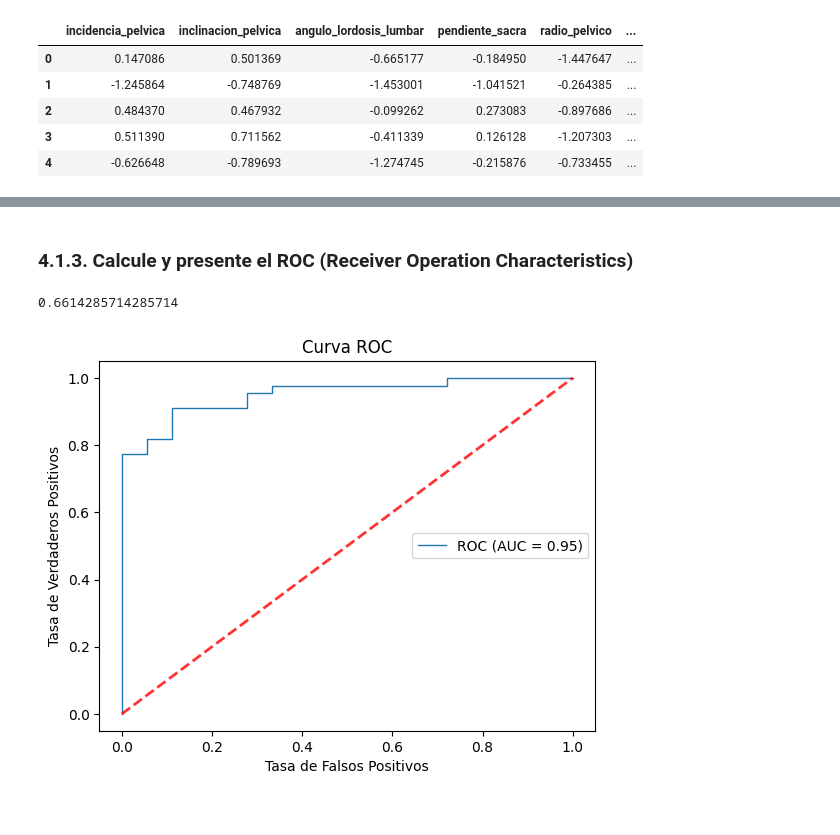
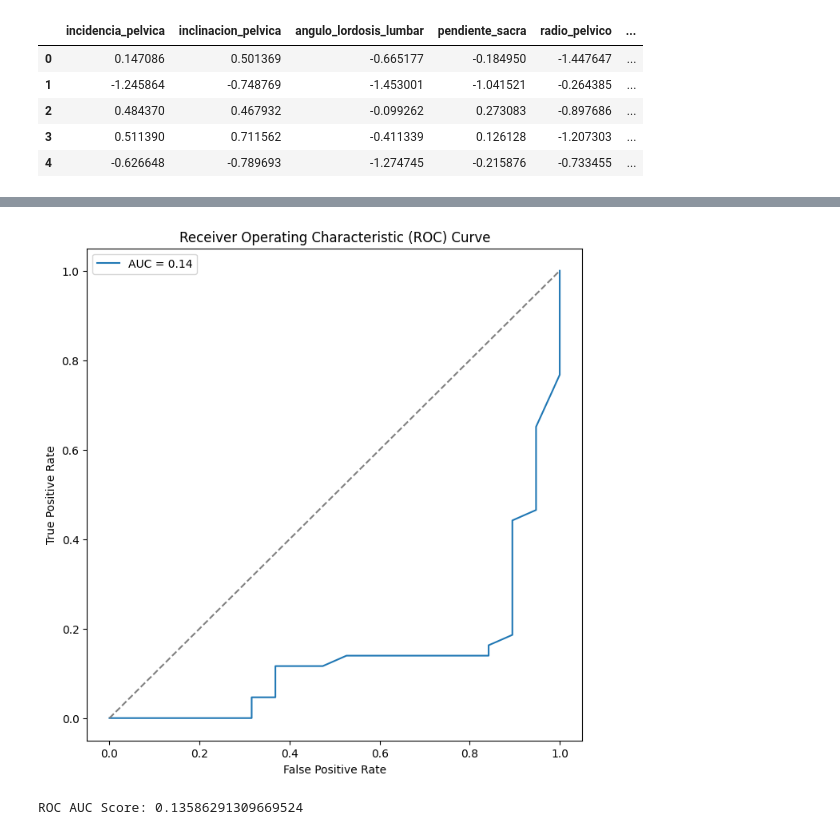
Before and after one commit to notGabo/ET_MachineLearning, a Jupyter notebook: et_ml.ipynb, the cells around one changed output, grey strips where cells are left out. Cells and saved outputs as stored; diff of their text form; code cells hidden in the pictures.

```diff
--- a/et_ml.ipynb
+++ b/et_ml.ipynb
@@ -246,43 +268,24 @@ plt.show()
-# %% [markdown]
-### 4.1.3. Calcule y presente el ROC (Receiver Operation Characteristics)
-# %%
-from sklearn.preprocessing import LabelEncoder
-from sklearn.metrics import roc_auc_score
-enc = LabelEncoder()
-Y1 = enc.fit_transform(Y)
-Yhat1 = enc.fit_transform(Y_pred_lr)
-roc_auc_score(Y1,Yhat1)
-# %% [output]
-0.6614285714285714
-# %%
-from sklearn.metrics import roc_curve, auc
-from sklearn.model_selection import train_test_split
-
-# Convertir datos de clases a 0 y 1 para poder manipular los datos, ya que son strings, y son solamente 2 datos, podemos tratarlos como binarios
-y_binario = np.where(Y == 'Normal', 0, 1)
-
-# Dividir datos en entrenamiento y prueba
-X_entrenamiento, X_prueba, y_entrenamiento, y_prueba = train_test_split(X, y_binario, test_size=0.2, random_state=42)
-
-# Entrenamos nuestro modelo de regresion logistica
-mo1.fit(X_entrenamiento, y_entrenamiento)
-
-# Calculamos la probabilidad de clase positiva
-y_posibilidad = mo1.predict_proba(X_prueba)[:, 1]
-
-# Calcular la curva ROC
-fpr, tpr, thresholds = roc_curve(y_prueba, y_posibilidad)
-
-# Calcular el área bajo la curva o area under curve
-roc_auc = auc(fpr, tpr)
-
-# Graficar la curva
-plt.plot(fpr, tpr, lw=1 ,label='ROC (AUC = %0.2f)' % (roc_auc))
-plt.plot([0, 1], [0, 1], linestyle='--', lw=2, color='r', alpha=0.8)
-plt.xlabel('Tasa de Falsos Positivos')
-plt.ylabel('Tasa de Verdaderos Positivos')
-plt.title('Curva ROC')
-plt.legend(loc="center right")
-plt.show()
-# %% [output]
-[figure, removed]
+# %%
+from sklearn.metrics import roc_curve, roc_auc_score
+from sklearn.preprocessing import label_binarize
+import matplotlib.pyplot as plt
+
+y_probs = random_forest.predict_proba(X_test)[:, 1]
+Y_test_binary = label_binarize(Y_test, classes=['Normal', 'Anormal'])
+
+fpr, tpr, thresholds = roc_curve(Y_test_binary, y_probs)
+roc_auc = roc_auc_score(Y_test_binary, y_probs)
+
+plt.figure(figsize=(8, 8))
+plt.plot(fpr, tpr, label=f'AUC = {roc_auc:.2f}')
+plt.plot([0, 1], [0, 1], linestyle='--', color='gray')
+plt.title('Receiver Operating Characteristic (ROC) Curve')
+plt.xlabel('False Positive Rate')
+plt.ylabel('True Positive Rate')
+plt.legend()
+plt.show()
+
+print("ROC AUC Score:", roc_auc)
+# %% [output]
+[figure, added]
+ROC AUC Score: 0.13586291309669524
```
Also changed, not shown: parts of 19 cells of this notebook.
